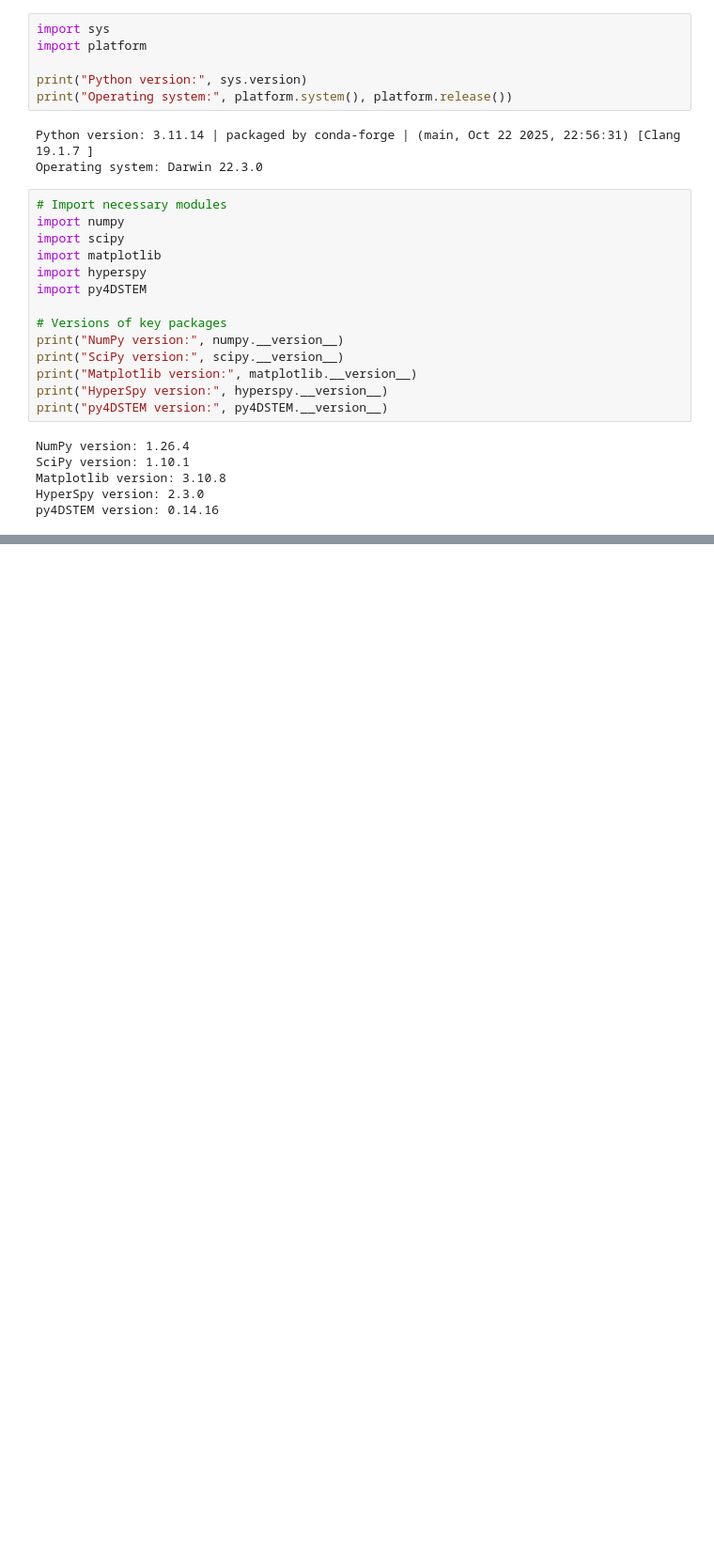
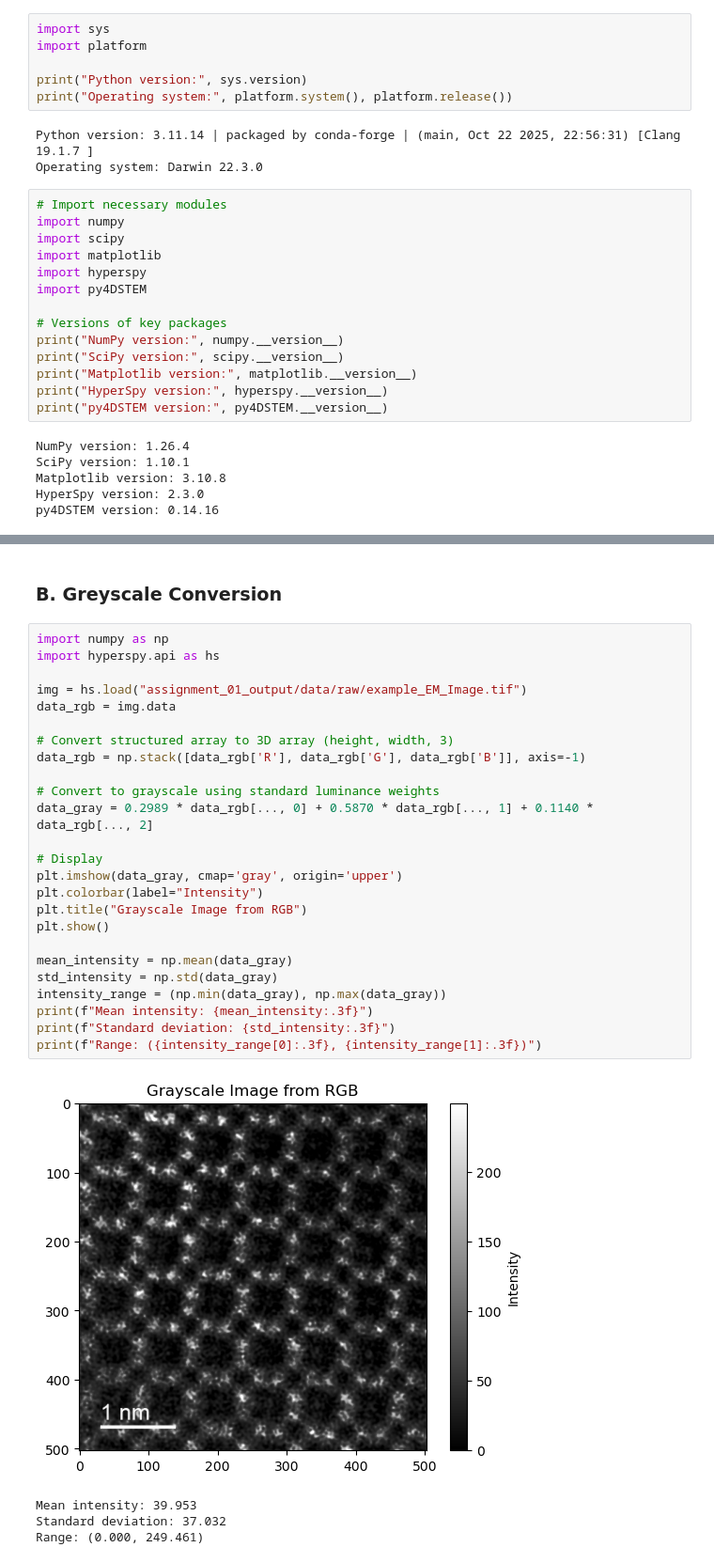
Before and after one commit to timzhou2027-svg/MATSCI465_Tim-Zhou, a Jupyter notebook: Week_01/assignments/assignment_01_setup.ipynb, the cells around one changed output, grey strips where cells are left out. Shown at 94% size. Drawn from its saved outputs; the diff is of its cells as text; blank space fills up the shorter version.

```diff
--- a/Week_01/assignments/assignment_01_setup.ipynb
+++ b/Week_01/assignments/assignment_01_setup.ipynb
@@ -128,0 +156,32 @@ py4DSTEM version: 0.14.16
+# %% [markdown]
+### B. Greyscale Conversion
+# %%
+import numpy as np
+import hyperspy.api as hs
+
+img = hs.load("assignment_01_output/data/raw/example_EM_Image.tif")
+data_rgb = img.data
+
+# Convert structured array to 3D array (height, width, 3)
+data_rgb = np.stack([data_rgb['R'], data_rgb['G'], data_rgb['B']], axis=-1)
+
+# Convert to grayscale using standard luminance weights
+data_gray = 0.2989 * data_rgb[..., 0] + 0.5870 * data_rgb[..., 1] + 0.1140 * data_rgb[..., 2]
+
+# Display
+plt.imshow(data_gray, cmap='gray', origin='upper')
+plt.colorbar(label="Intensity")
+plt.title("Grayscale Image from RGB")
+plt.show()
+
+mean_intensity = np.mean(data_gray)
+std_intensity = np.std(data_gray)
+intensity_range = (np.min(data_gray), np.max(data_gray))
+print(f"Mean intensity: {mean_intensity:.3f}")
+print(f"Standard deviation: {std_intensity:.3f}")
+print(f"Range: ({intensity_range[0]:.3f}, {intensity_range[1]:.3f})")
+# %% [output]
+[figure, added]
+Mean intensity: 39.953
+Standard deviation: 37.032
+Range: (0.000, 249.461)
```
Also changed, not shown: parts of 8 cells of this notebook, 2 other files.
